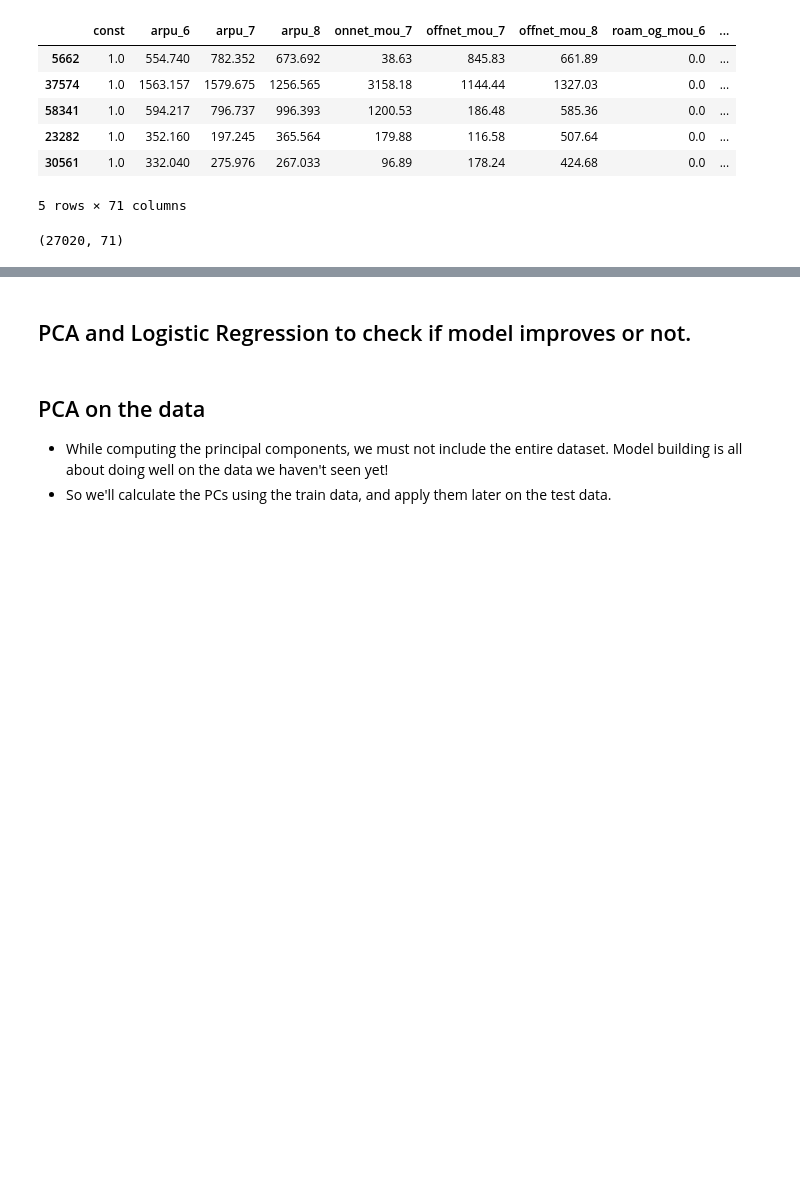
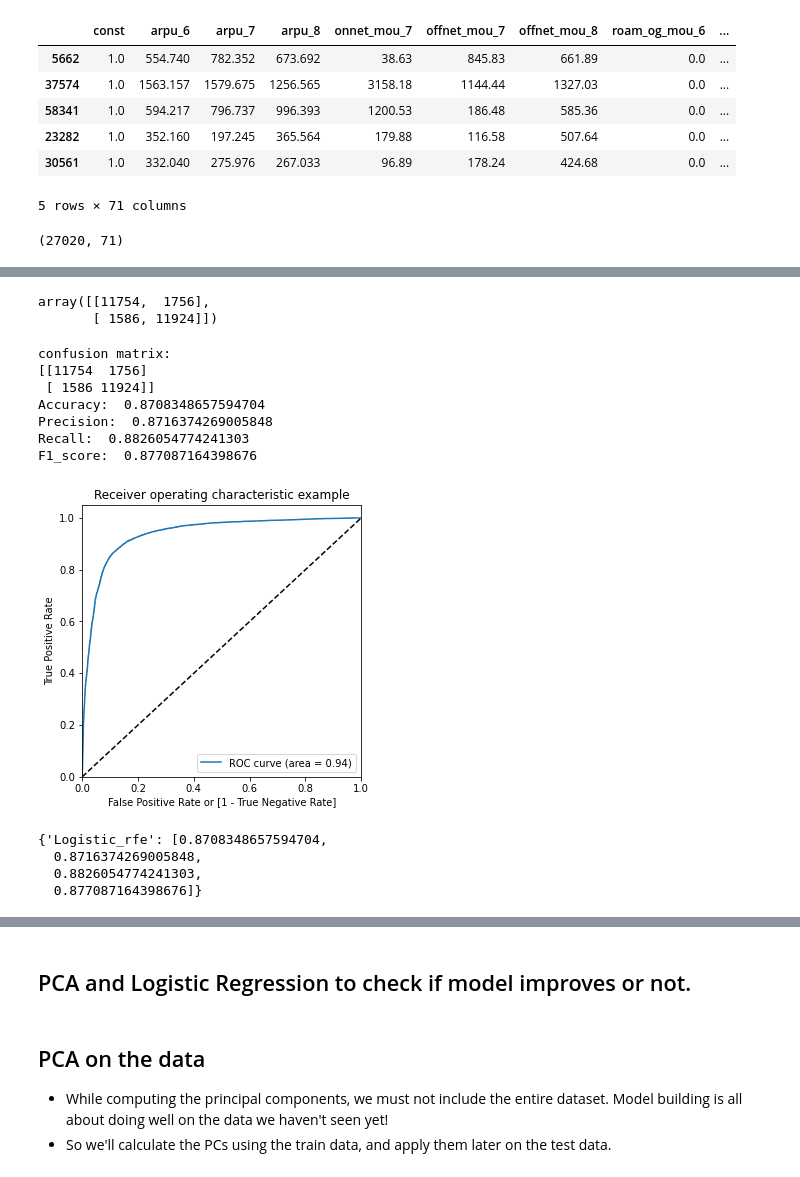
Before and after one commit to kc11381/case_study_telecom_churn_pca_ensemble_models, a Jupyter notebook: telecom_churn_pca_ensemble_models.ipynb, the cells around one changed output, grey strips where cells are left out. Cells and saved outputs as stored; diff of their text form; code cells hidden in the pictures; blank space fills up the shorter version.

Commit message:
Corrected precision and recall for LogReg with RFE

```diff
--- a/telecom_churn_pca_ensemble_models.ipynb
+++ b/telecom_churn_pca_ensemble_models.ipynb
@@ -739,0 +684,25 @@ metrics_dict
+# %%
+y_pred_train_final['Churn_Prob_2'] =  y_pred_train_final.Churn_Prob.map(lambda x: 1 if x > 0.5 else 0)
+# %%
+confusion = metrics.confusion_matrix(y_resampled, y_pred_train_final.Churn_Prob_2)
+confusion
+# %% [output]
+array([[11754,  1756],
+       [ 1586, 11924]])
+# %%
+def draw_roc( actual, probs ):
+    fpr, tpr, thresholds = metrics.roc_curve( actual, probs,
+                                              drop_intermediate = False )
+    auc_score = metrics.roc_auc_score( actual, probs )
+    plt.figure(figsize=(5, 5))
+    plt.plot( fpr, tpr, label='ROC curve (area = %0.2f)' % auc_score )
+    plt.plot([0, 1], [0, 1], 'k--')
+    plt.xlim([0.0, 1.0])
+    plt.ylim([0.0, 1.05])
+    plt.xlabel('False Positive Rate or [1 - True Negative Rate]')
+    plt.ylabel('True Positive Rate')
+    plt.title('Receiver operating characteristic example')
+    plt.legend(loc="lower right")
+    plt.show()
+
+    return None
@@ -739,0 +712,39 @@ metrics_dict
+# %%
+def get_accuracy_params(y_actual, y_pred, y_proba, model):
+    confusion = metrics.confusion_matrix(y_actual, y_pred)
+    print('confusion matrix: ')
+    print(confusion)
+    TP = confusion[1, 1]
+    TN = confusion[0, 0]
+    FP = confusion[0, 1]
+    FN = confusion[1, 0]
+    accuracy = (TN+TP)/(TP+TP+FN+FP)
+    print('Accuracy: ', accuracy)
+    precision = TP / (TP+FP)
+    print('Precision: ', precision)
+    recall = TP / (TP+FN)
+    print('Recall: ', recall)
+    f1_score = 2*precision*recall/(precision+recall)
+    print('F1_score: ', f1_score)
+    metrics_dict[model] = [accuracy, precision, recall, f1_score]
+    # Print ROC curve
+    draw_roc(y_actual, y_proba)
+    return metrics_dict
+# %%
+metrics_dict = get_accuracy_params(y_resampled, y_pred_train_final.Churn_Prob_2, y_pred_train_final.Churn_Prob, 'Logistic_rfe')
+# %% [output]
+confusion matrix:
+[[11754  1756]
+ [ 1586 11924]]
+Accuracy:  0.8708348657594704
+Precision:  0.8716374269005848
+Recall:  0.8826054774241303
+F1_score:  0.877087164398676
+[figure, added]
+# %%
+metrics_dict
+# %% [output]
+{'Logistic_rfe': [0.8708348657594704,
+  0.8716374269005848,
+  0.8826054774241303,
+  0.877087164398676]}
```
Also changed, not shown: parts of 38 cells of this notebook.
